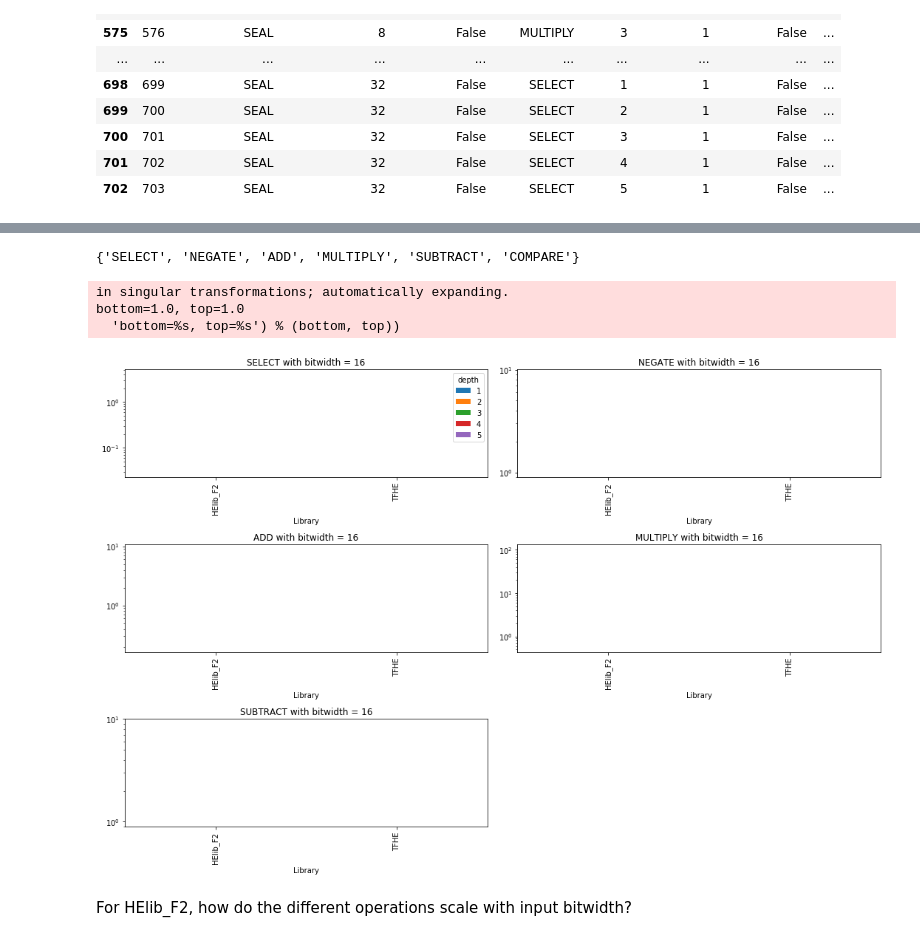
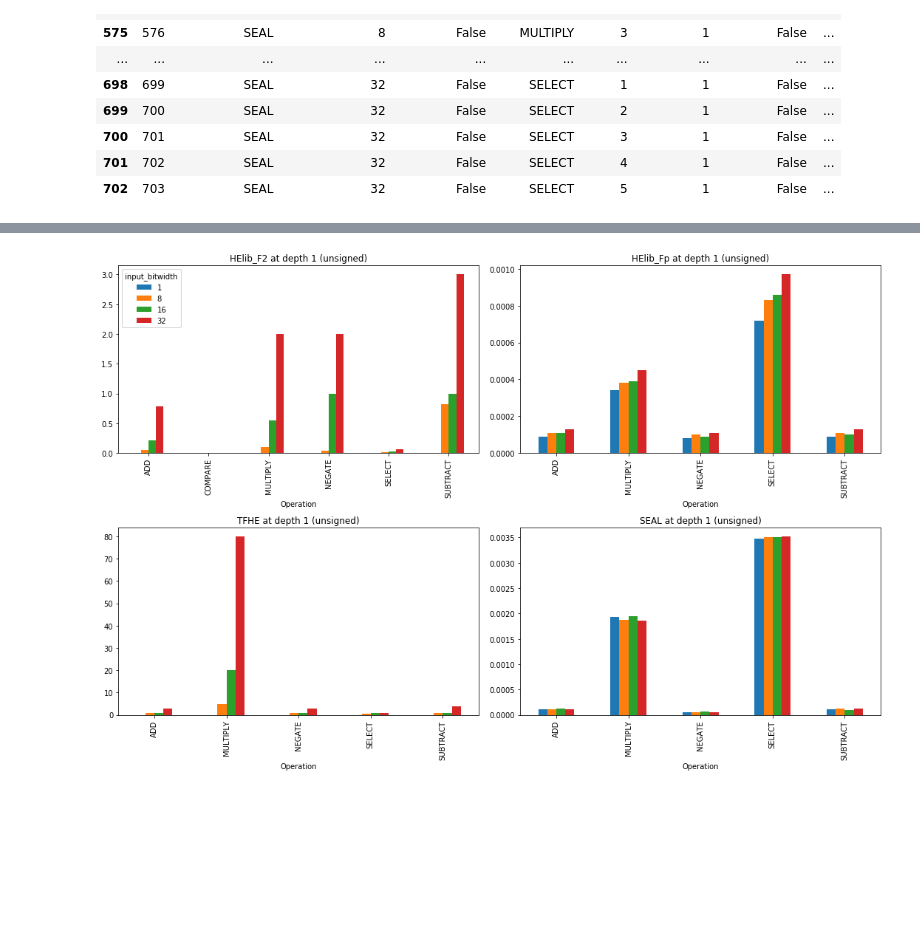
Before and after one commit to alan-turing-institute/SHEEP, a Jupyter notebook: Low-level-benchmarks.ipynb, the cells around one changed output, grey strips where cells are left out. Saved outputs shown, nothing was run; the diff lists cells and outputs as text; code cells hidden in the pictures; blank space fills up the shorter version.

Commit message:
Group plots also for bitwidth scaling experiments

```diff
--- a/Low-level-benchmarks.ipynb
+++ b/Low-level-benchmarks.ipynb
@@ -52,3 +52,19 @@ def libs_op_depth(op_str, bitwidth, is_signed, libs_list):
     rows.context_name.name = "Library"
     rows.execution_time.name = "Time (s)"
     return rows.pivot(index='context_name', columns='depth', values='execution_time')
+
+all_ops = set(all_rows.gate_name)
+print(all_ops)
+all_libs = ["HElib_F2", "HElib_Fp", "TFHE", "SEAL"]
+bitwidth = 8
+is_signed = True
+for i, op in enumerate(all_ops):
+    if op == "COMPARE": continue
+    libs = ["HElib_Fp", "SEAL"]
+    libs = ["HElib_F2", "TFHE"]# all_libs
+    rows = libs_op_depth(op, bitwidth, is_signed, libs)
+    axis = plt.subplot((len(all_ops) + 2 // 2) // 2, 2, i + 1)
+    #axis.set_yscale("log")
+    rows.plot(ax=axis, title=op + ' with bitwidth = ' + str(bitwidth), kind='bar', figsize=(15, 10), legend=False if i!=0 else True)
+plt.tight_layout()
+plt.show()
@@ -55,24 +74,21 @@ def libs_op_depth(op_str, bitwidth, is_signed, libs_list):
 # %%
+def ops_lib_depth(depth, is_signed, lib, ops):
+    rows = all_rows[(all_rows.context_name==lib)&(all_rows.input_signed==is_signed)&(all_rows.depth==depth)&(all_rows.gate_name.isin(ops))]
+    rows.execution_time.name = "Time (s)"
+    rows.gate_name.name = "Operation"
+    return rows.pivot(index='gate_name', columns='input_bitwidth', values='execution_time')
+
 all_ops = set(all_rows.gate_name)
-print(all_ops)
+ops = all_ops#["ADD", "SUBTRACT"]
 all_libs = ["HElib_F2", "HElib_Fp", "TFHE", "SEAL"]
-bitwidth = 16
-is_signed = True
-for i, op in enumerate(all_ops):
-    if op == "COMPARE": continue
-    libs = ["HElib_Fp", "SEAL"]
-    libs = ["HElib_F2", "TFHE"]# all_libs
-    rows = libs_op_depth(op, bitwidth, is_signed, libs)
-    axis = plt.subplot((len(all_ops) + 2 // 2) // 2, 2, i + 1)
+depth = 1
+is_signed = False
+for i, lib in enumerate(all_libs):
+    rows = ops_lib_depth(depth, False, lib, ops)
+    axis = plt.subplot((len(all_libs) + 2 // 2) // 2, 2, i + 1)
     #axis.set_yscale("log")
-    l = rows.plot(ax=axis, title=op + ' with bitwidth = ' + str(bitwidth), kind='bar', figsize=(15, 10), legend=False if i!=0 else True)
+    rows.plot(ax=axis, title='{} at depth {} ({}signed)'.format(lib, depth, '' if is_signed else 'un'), kind='bar', figsize=(15, 10), legend=False if i!=0 else True)
 plt.tight_layout()
 plt.show()
 # %% [output]
-{'SELECT', 'NEGATE', 'ADD', 'MULTIPLY', 'SUBTRACT', 'COMPARE'}
-in singular transformations; automatically expanding.
-bottom=1.0, top=1.0
-  'bottom=%s, top=%s') % (bottom, top))
-[figure, old version]
+[figure, new version]
-# %% [markdown]
-For HElib_F2, how do the different operations scale with input bitwidth?
```
Also changed, not shown: parts of 7 cells of this notebook.
